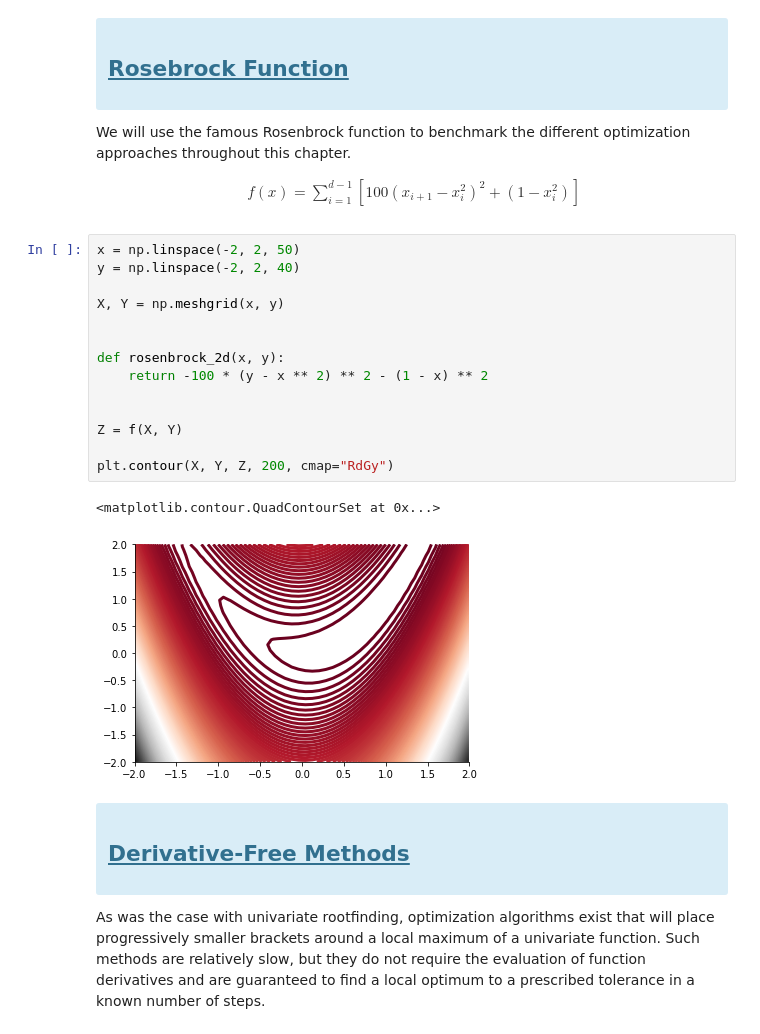
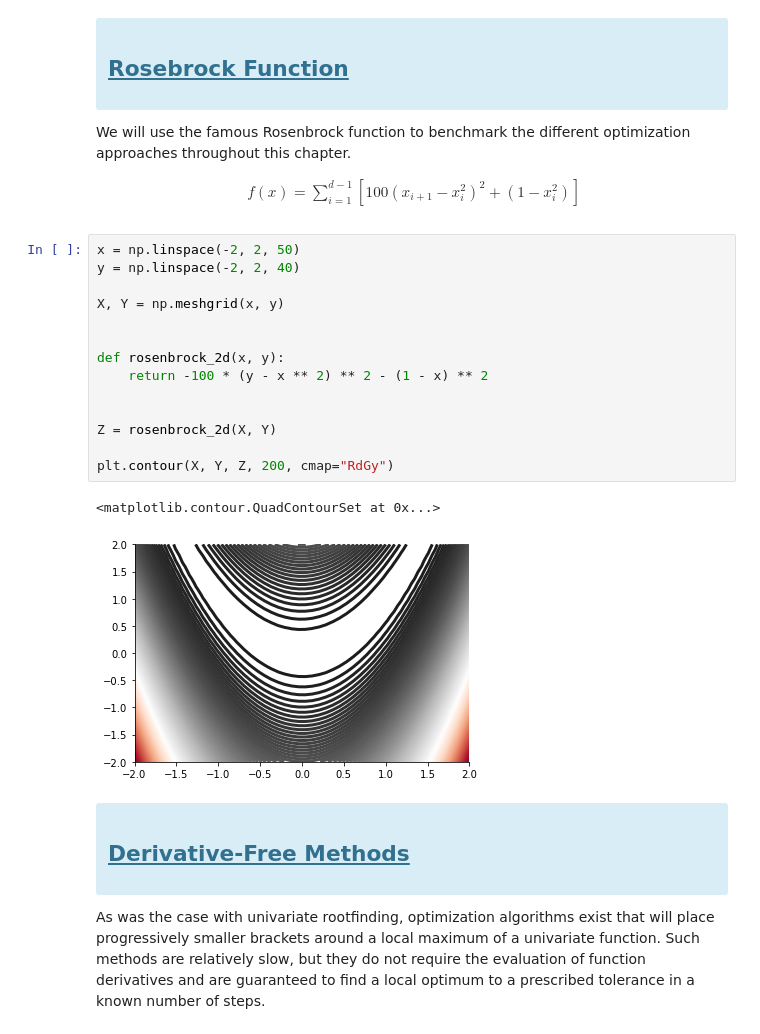
Before and after one commit to OpenSourceEconomics/ose-course-scientific-computing, a Jupyter notebook: lectures/optimization/notebook.ipynb, the cells around one changed output. Drawn from its saved outputs; the diff is of its cells as text.

```diff
--- a/lectures/optimization/notebook.ipynb
+++ b/lectures/optimization/notebook.ipynb
@@ -58,20 +60,20 @@ f(x) = \sum^{d-1}_{i = 1} \left[100(x_{i+1}-x_i^2)^2 + (1-x_i^2) \right]
 # %%
 x = np.linspace(-2, 2, 50)
 y = np.linspace(-2, 2, 40)
 
 X, Y = np.meshgrid(x, y)
 
 
 def rosenbrock_2d(x, y):
     return -100 * (y - x ** 2) ** 2 - (1 - x) ** 2
 
 
-Z = f(X, Y)
+Z = rosenbrock_2d(X, Y)
 
 plt.contour(X, Y, Z, 200, cmap="RdGy")
 # %% [output]
 <matplotlib.contour.QuadContourSet at 0x...>
-[figure, old version]
+[figure, new version]
 # %% [markdown]
 <div class="alert alert-block alert-info">
     <u><h2>Derivative-Free Methods</h2></u>
```
Also changed, not shown: parts of 19 cells of this notebook, 6 other files.
